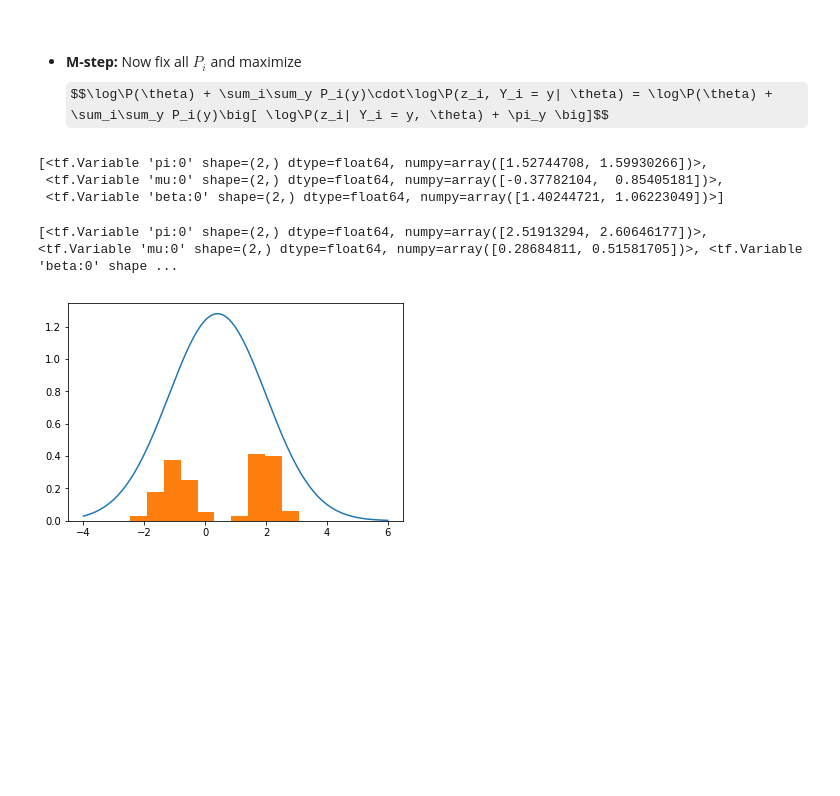
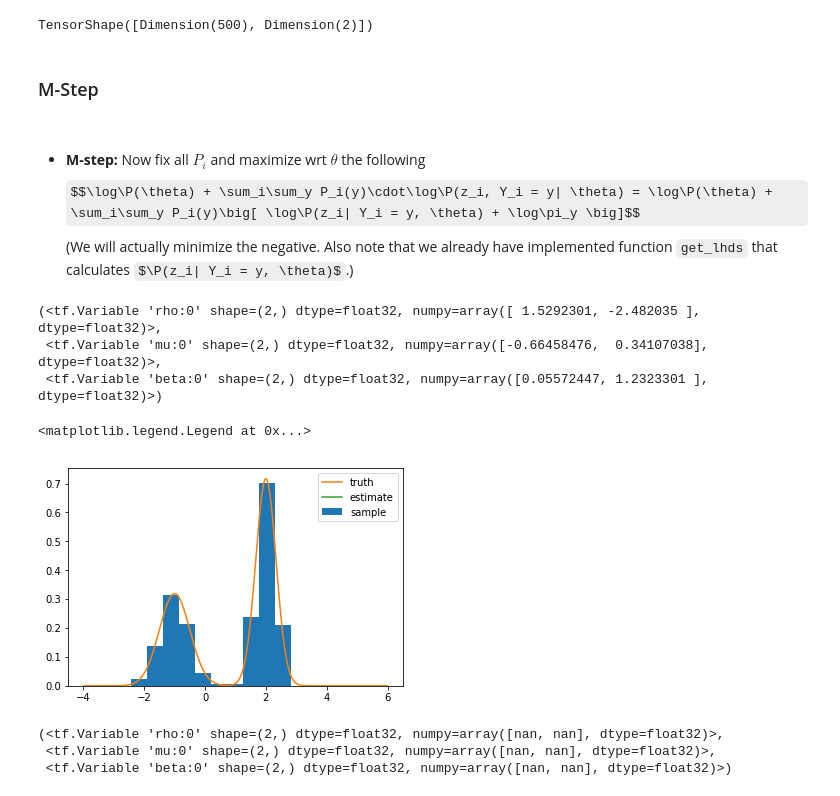
Before and after one commit to PistaSaki/bayesianism, a Jupyter notebook: bayesianism/Clusterization with EM-algorithm.ipynb, the cells around one changed output. Drawn from its saved outputs; the diff is of its cells as text; code cells hidden in the pictures; some formulas as TeX source; blank space fills up the shorter version.

```diff
--- a/bayesianism/Clusterization with EM-algorithm.ipynb
+++ b/bayesianism/Clusterization with EM-algorithm.ipynb
@@ -96,28 +95,34 @@ i.e. `P[i, y] := pi[y] * Norm(loc=mu[y], scale = sigma[y]).log_prob(z[i])` and t
 # %%
-def E_step(z:(N,), θ:(K,)) -> (N, K) :
+def E_step(z, θ) -> "Tensor of shape (N, K)":
     """Return 'posterior' distribution `P(y)` on `Y` given `z`, `θ`."""
-    π, μ, β = θ
-    σ = tf.exp(β / 2)
-    P = π * tfd.Normal(μ[None, :], σ[None, :]).log_prob(z[:, None])
+    π, μ, σ = get_πμσ(θ)
+    P = π * get_lhds(z, θ)
     P = P / tf.reduce_sum(P, axis=-1, keepdims=True)
     return P
 
 P = E_step(z, θ)
+P.shape
+# %% [output]
+TensorShape([Dimension(500), Dimension(2)])
 # %% [markdown]
+### M-Step
 $\newcommand{\argmax}[1]{\underset{#1}{\mathrm{argmax}}}$
-* **M-step:** Now fix all $P_i$ and maximize
-$$\log\P(\theta) + \sum_i\sum_y P_i(y)\cdot\log\P(z_i, Y_i = y| \theta) = \log\P(\theta) + \sum_i\sum_y P_i(y)\big[ \log\P(z_i| Y_i = y, \theta) + \pi_y \big]$$
+* **M-step:** Now fix all $P_i$ and maximize wrt $\theta$ the following
+$$\log\P(\theta) + \sum_i\sum_y P_i(y)\cdot\log\P(z_i, Y_i = y| \theta) = \log\P(\theta) + \sum_i\sum_y P_i(y)\big[ \log\P(z_i| Y_i = y, \theta) + \log\pi_y \big]$$
+(We will actually minimize the negative. Also note that we already have implemented function `get_lhds` that calculates $\P(z_i| Y_i = y, \theta)$.)
 # %%
 optimizer = tf.train.AdamOptimizer()
 # %%
-def M_step(P, θ, z, n_steps = 10):
+def M_step(P, θ, z, n_steps = 100):
     """Apply several steps of gradient descent wrt `θ` and return the result. """
 
-    with tf.GradientTape() as tape:
-        loss = - θ_log_prior(θ) - tf.reduce_sum(P * (log_lhds_as_fun_of_y(z, θ) + π))
+    for i in range(n_steps):
+        with tf.GradientTape() as tape:
+            π, μ, σ = get_πμσ(θ)
+            loss = - θ_log_prior(θ) - tf.reduce_sum(P * (log(get_lhds(z, θ)) + log(π)))
 
-    grad = tape.gradient(loss, θ)
-    optimizer.apply_gradients(zip(grad, θ))
+        grad = tape.gradient(loss, θ)
+        optimizer.apply_gradients(zip(grad, θ))
 
     #print("Current loss:", loss)
     return θ
@@ -126,28 +131,24 @@ def M_step(P, θ, z, n_steps = 10):
 θ = M_step(P, θ, z)
 θ
 # %% [output]
-[<tf.Variable 'pi:0' shape=(2,) dtype=float64, numpy=array([1.52744708, 1.59930266])>,
- <tf.Variable 'mu:0' shape=(2,) dtype=float64, numpy=array([-0.37782104,  0.85405181])>,
- <tf.Variable 'beta:0' shape=(2,) dtype=float64, numpy=array([1.40244721, 1.06223049])>]
+(<tf.Variable 'rho:0' shape=(2,) dtype=float32, numpy=array([ 1.5292301, -2.482035 ], dtype=float32)>,
+ <tf.Variable 'mu:0' shape=(2,) dtype=float32, numpy=array([-0.66458476,  0.34107038], dtype=float32)>,
+ <tf.Variable 'beta:0' shape=(2,) dtype=float32, numpy=array([0.05572447, 1.2323301 ], dtype=float32)>)
-# %%
-def plot_distr(θ, interval):
-    π, μ, β = θ
-    σ = tf.exp(β / 2)
-
-    xxx = np.linspace(*interval, 200)
-    yyy = tf.reduce_sum(
-        π * tfd.Normal(loc = μ[None, :], scale = σ[None, :]).prob(xxx[:, None]),
-        axis = -1
-    )
-    pl.plot(xxx, yyy)
 # %%
-for i in range(1000):
+for i in range(10):
     P = E_step(z, θ)
-    θ = M_step(P, θ, z, n_steps=10000)
+    θ = M_step(P, θ, z, 100)
 
-plot_distr(θ, [-4, 6])
-pl.hist(z, density = True);
-print(θ)
+pl.hist(z, density = True, label = "sample");
+plot_distr(π_true, μ_true, σ_true, interval = [-4, 6], label = "truth")
+plot_distr(*get_πμσ(θ), interval =[-4, 6], label = "estimate")
+pl.legend()
 # %% [output]
-[<tf.Variable 'pi:0' shape=(2,) dtype=float64, numpy=array([2.51913294, 2.60646177])>, <tf.Variable 'mu:0' shape=(2,) dtype=float64, numpy=array([0.28684811, 0.51581705])>, <tf.Variable 'beta:0' shape ...
+<matplotlib.legend.Legend at 0x...>
-[figure, old version]
+[figure, new version]
+# %%
+θ
+# %% [output]
+(<tf.Variable 'rho:0' shape=(2,) dtype=float32, numpy=array([nan, nan], dtype=float32)>,
+ <tf.Variable 'mu:0' shape=(2,) dtype=float32, numpy=array([nan, nan], dtype=float32)>,
+ <tf.Variable 'beta:0' shape=(2,) dtype=float32, numpy=array([nan, nan], dtype=float32)>)
```
Also changed, not shown: parts of 26 cells of this notebook.
